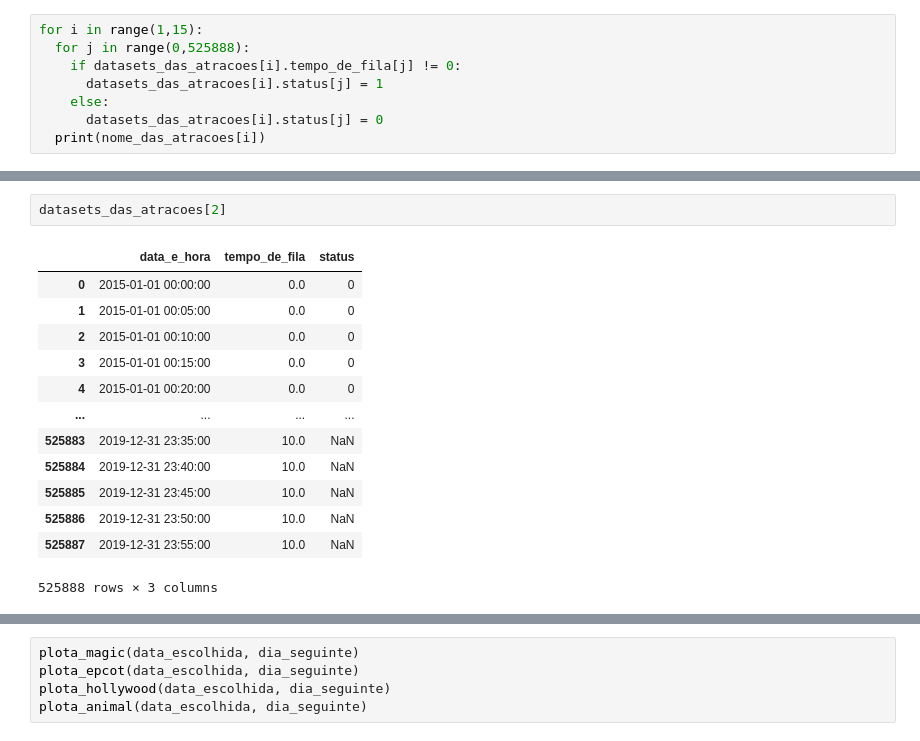
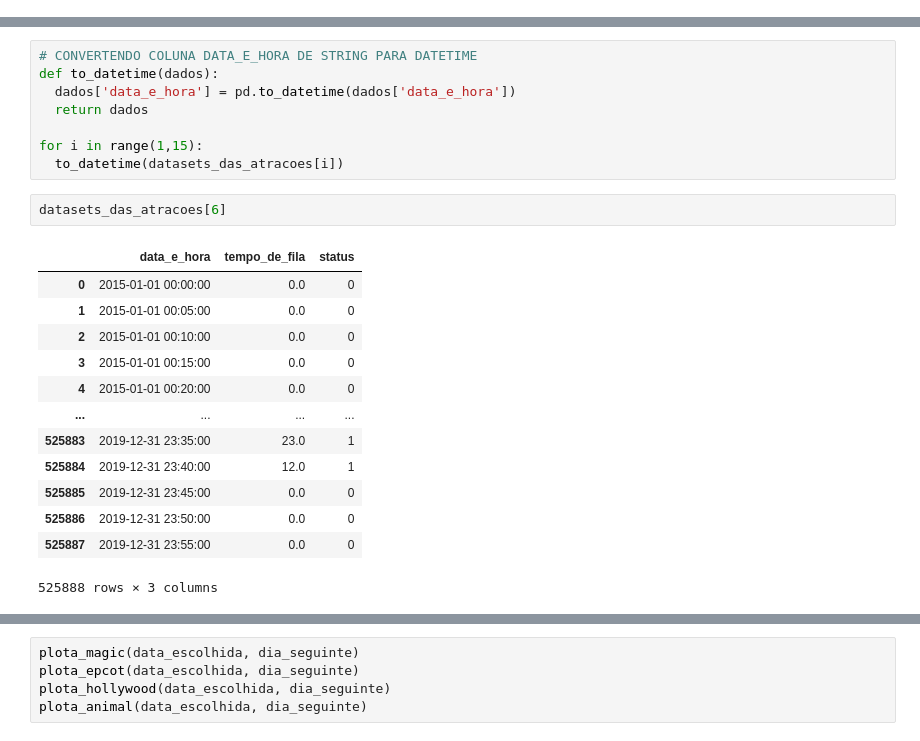
Before and after one commit to LuisFTacla/WDW_Attendance_Calculator, a Jupyter notebook: Plots_diarios.ipynb, the cells around one changed output, grey strips where cells are left out. Saved outputs shown, nothing was run; the diff lists cells and outputs as text.

```diff
--- a/Plots_diarios.ipynb
+++ b/Plots_diarios.ipynb
@@ -165,8 +78,0 @@ See the caveats in the documentation: https://pandas.pydata.org/pandas-docs/stab
-# %%
-for i in range(1,15):
-  for j in range(0,525888):
-    if datasets_das_atracoes[i].tempo_de_fila[j] != 0:
-      datasets_das_atracoes[i].status[j] = 1
-    else:
-      datasets_das_atracoes[i].status[j] = 0
-  print(nome_das_atracoes[i])
@@ -184,16 +79,24 @@ KeyboardInterrupt: ignored
+# %%
+# CONVERTENDO COLUNA DATA_E_HORA DE STRING PARA DATETIME
+def to_datetime(dados):
+  dados['data_e_hora'] = pd.to_datetime(dados['data_e_hora'])
+  return dados
+
+for i in range(1,15):
+  to_datetime(datasets_das_atracoes[i])
 # %%
-datasets_das_atracoes[2]
+datasets_das_atracoes[6]
 # %% [output]
 |  | data_e_hora | tempo_de_fila | status |
 | 0 | 2015-01-01 00:00:00 | 0.0 | 0 |
 | 1 | 2015-01-01 00:05:00 | 0.0 | 0 |
 | 2 | 2015-01-01 00:10:00 | 0.0 | 0 |
 | 3 | 2015-01-01 00:15:00 | 0.0 | 0 |
 | 4 | 2015-01-01 00:20:00 | 0.0 | 0 |
 | ... | ... | ... | ... |
-| 525883 | 2019-12-31 23:35:00 | 10.0 | NaN |
-| 525884 | 2019-12-31 23:40:00 | 10.0 | NaN |
-| 525885 | 2019-12-31 23:45:00 | 10.0 | NaN |
-| 525886 | 2019-12-31 23:50:00 | 10.0 | NaN |
-| 525887 | 2019-12-31 23:55:00 | 10.0 | NaN |
+| 525883 | 2019-12-31 23:35:00 | 23.0 | 1 |
+| 525884 | 2019-12-31 23:40:00 | 12.0 | 1 |
+| 525885 | 2019-12-31 23:45:00 | 0.0 | 0 |
+| 525886 | 2019-12-31 23:50:00 | 0.0 | 0 |
+| 525887 | 2019-12-31 23:55:00 | 0.0 | 0 |
 525888 rows × 3 columns
```
Also changed, not shown: parts of 12 cells of this notebook.
